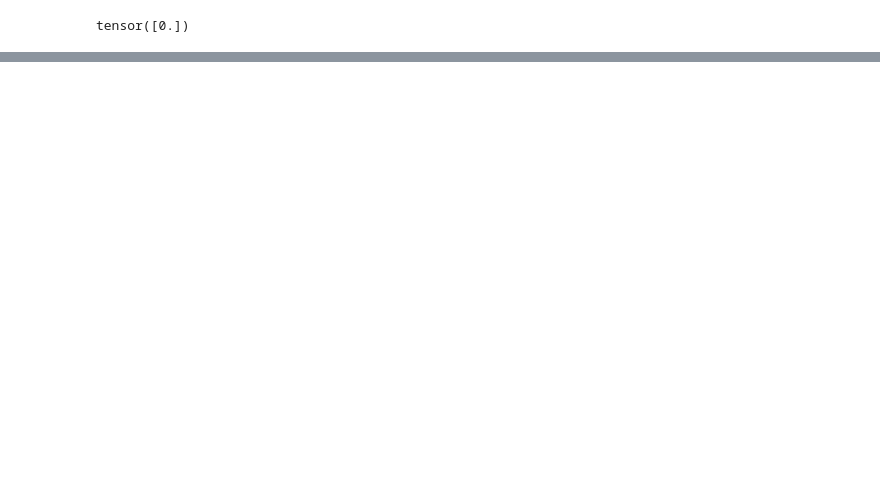
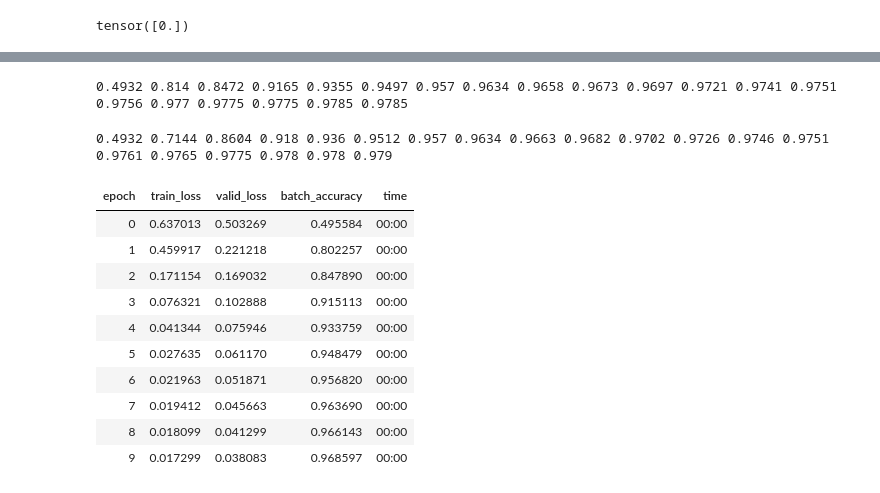
Before and after one commit to kamja44/ML-TIL, a Jupyter notebook: FastAI/FastAI 4장.ipynb, the cells around one changed output, grey strips where cells are left out. Drawn from its saved outputs; the diff is of its cells as text; code cells hidden in the pictures; blank space fills up the shorter version.

```diff
--- a/FastAI/FastAI 4장.ipynb
+++ b/FastAI/FastAI 4장.ipynb
@@ -534,0 +557,5 @@ tensor([[True],
+# %%
+lr = 1.
+params = weights, bias
+train_epoch(linear1, lr, params)
+validate_epoch(linear1)
@@ -534,0 +564,4 @@ tensor([[True],
+# %%
+for i in range(20):
+    train_epoch(linear1, lr, params)
+    print(validate_epoch(linear1), end=' ')
@@ -534,0 +604,10 @@ tensor([[True],
+# %%
+train_model(linear_model, 20)
+# %% [output]
+0.4932 0.814 0.8472 0.9165 0.9355 0.9497 0.957 0.9634 0.9658 0.9673 0.9697 0.9721 0.9741 0.9751 0.9756 0.977 0.9775 0.9775 0.9785 0.9785
+# %%
+linear_model = nn.Linear(28*28, 1)
+opt = SGD(linear_model.parameters(), lr)
+train_model(linear_model, 20)
+# %% [output]
+0.4932 0.7144 0.8604 0.918 0.936 0.9512 0.957 0.9634 0.9663 0.9682 0.9702 0.9726 0.9746 0.9751 0.9761 0.9765 0.9775 0.978 0.978 0.979
@@ -534,0 +616,16 @@ tensor([[True],
+# %%
+learn = Learner(dls, nn.Linear(28*28, 1), opt_func=SGD, loss_func=mnist_loss, metrics = batch_accuracy)
+# %%
+learn.fit(10, lr = lr)
+# %% [output]
+| epoch | train_loss | valid_loss | batch_accuracy | time |
+| 0 | 0.637013 | 0.503269 | 0.495584 | 00:00 |
+| 1 | 0.459917 | 0.221218 | 0.802257 | 00:00 |
+| 2 | 0.171154 | 0.169032 | 0.847890 | 00:00 |
+| 3 | 0.076321 | 0.102888 | 0.915113 | 00:00 |
+| 4 | 0.041344 | 0.075946 | 0.933759 | 00:00 |
+| 5 | 0.027635 | 0.061170 | 0.948479 | 00:00 |
+| 6 | 0.021963 | 0.051871 | 0.956820 | 00:00 |
+| 7 | 0.019412 | 0.045663 | 0.963690 | 00:00 |
+| 8 | 0.018099 | 0.041299 | 0.966143 | 00:00 |
+| 9 | 0.017299 | 0.038083 | 0.968597 | 00:00 |
```
Also changed, not shown: parts of 48 cells of this notebook.
